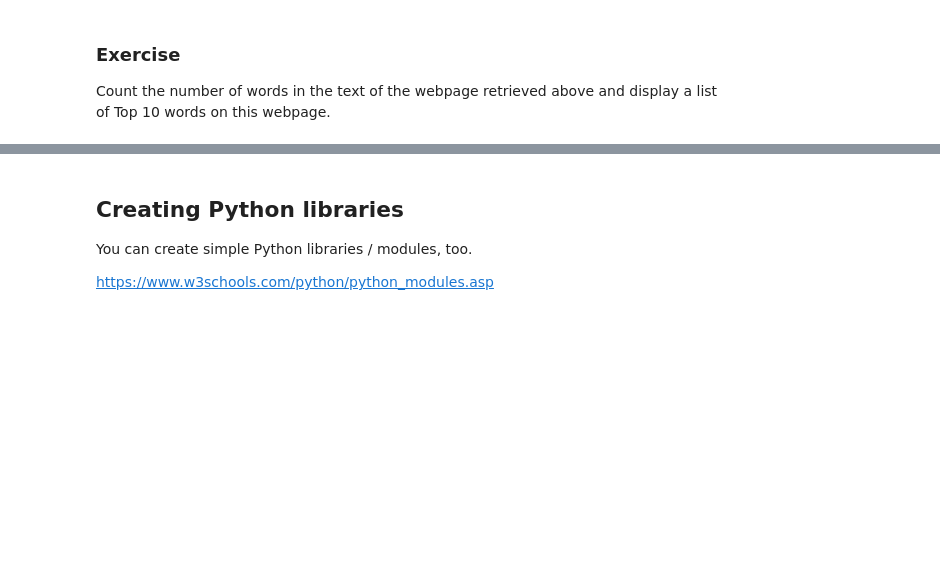
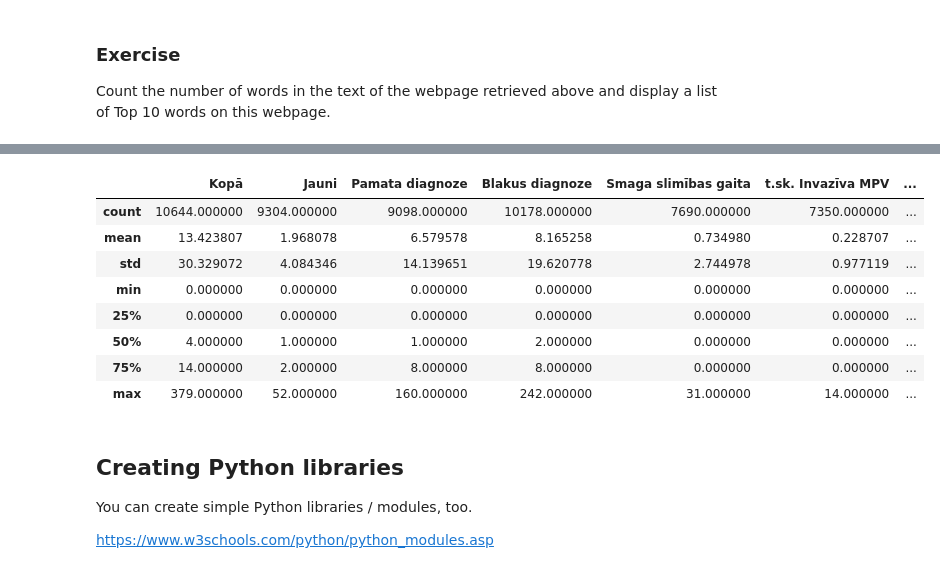
Before and after one commit to CaptSolo/RISEBA_Python_2023, a Jupyter notebook: notebooks/05 - Python Libraries.ipynb, the cells around one changed output, grey strips where cells are left out. Saved outputs shown, nothing was run; the diff lists cells and outputs as text; code cells hidden in the pictures; blank space fills up the shorter version.

```diff
--- a/notebooks/05 - Python Libraries.ipynb
+++ b/notebooks/05 - Python Libraries.ipynb
@@ -183,3 +298,15 @@ data[-100:]
+# %%
+data.describe()
+# %% [output]
+|  | Kopā | Jauni | Pamata diagnoze | Blakus diagnoze | Smaga slimības gaita | t.sk. Invazīva MPV | ... |
+| count | 10644.000000 | 9304.000000 | 9098.000000 | 10178.000000 | 7690.000000 | 7350.000000 | ... |
+| mean | 13.423807 | 1.968078 | 6.579578 | 8.165258 | 0.734980 | 0.228707 | ... |
+| std | 30.329072 | 4.084346 | 14.139651 | 19.620778 | 2.744978 | 0.977119 | ... |
+| min | 0.000000 | 0.000000 | 0.000000 | 0.000000 | 0.000000 | 0.000000 | ... |
+| 25% | 0.000000 | 0.000000 | 0.000000 | 0.000000 | 0.000000 | 0.000000 | ... |
+| 50% | 4.000000 | 1.000000 | 1.000000 | 2.000000 | 0.000000 | 0.000000 | ... |
+| 75% | 14.000000 | 2.000000 | 8.000000 | 8.000000 | 0.000000 | 0.000000 | ... |
+| max | 379.000000 | 52.000000 | 160.000000 | 242.000000 | 31.000000 | 14.000000 | ... |
 # %% [markdown]
 ## Creating Python libraries
 
```
Also changed, not shown: parts of 31 cells of this notebook, 1 other file.
